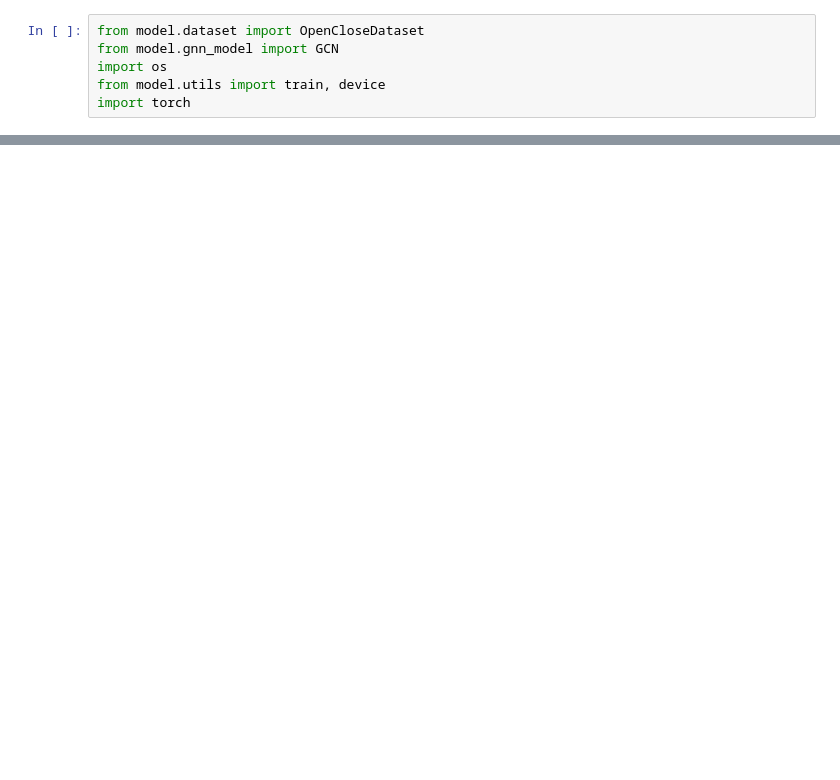
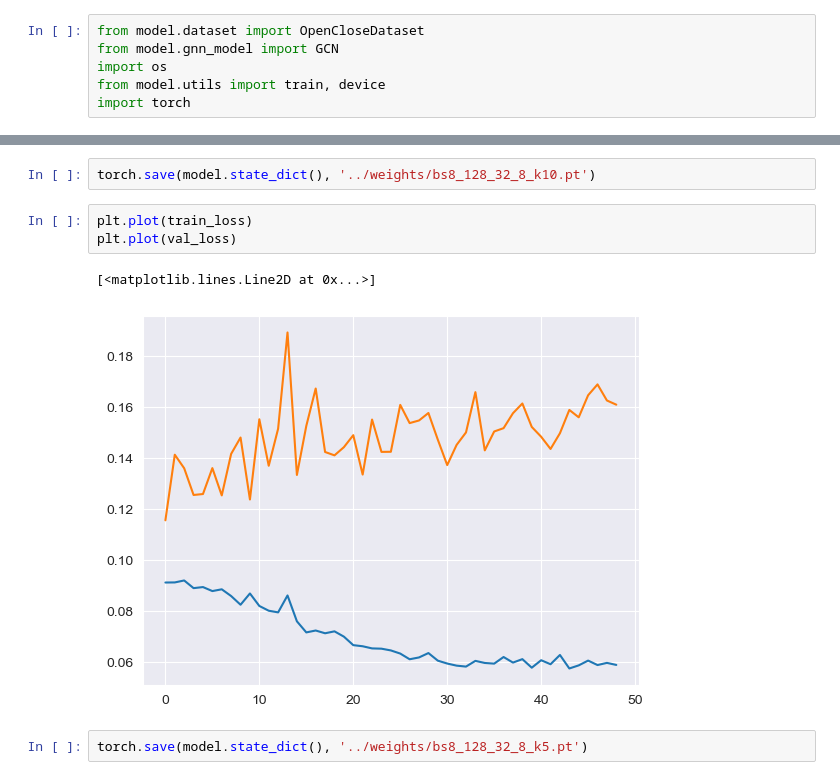
Before and after one commit to myxa/Open_Close_GNN, a Jupyter notebook: notebooks/model_training.ipynb, the cells around one changed output, grey strips where cells are left out. Cells and saved outputs as stored; diff of their text form; blank space fills up the shorter version.

```diff
--- a/notebooks/model_training.ipynb
+++ b/notebooks/model_training.ipynb
@@ -64,0 +250,10 @@ plt.plot(rec)
+# %%
+torch.save(model.state_dict(), '../weights/bs8_128_32_8_k10.pt')
+# %%
+plt.plot(train_loss)
+plt.plot(val_loss)
+# %% [output]
+[<matplotlib.lines.Line2D at 0x...>]
+[figure, added]
+# %%
+torch.save(model.state_dict(), '../weights/bs8_128_32_8_k5.pt')
```
Also changed, not shown: parts of 12 cells of this notebook, 4 other files.
